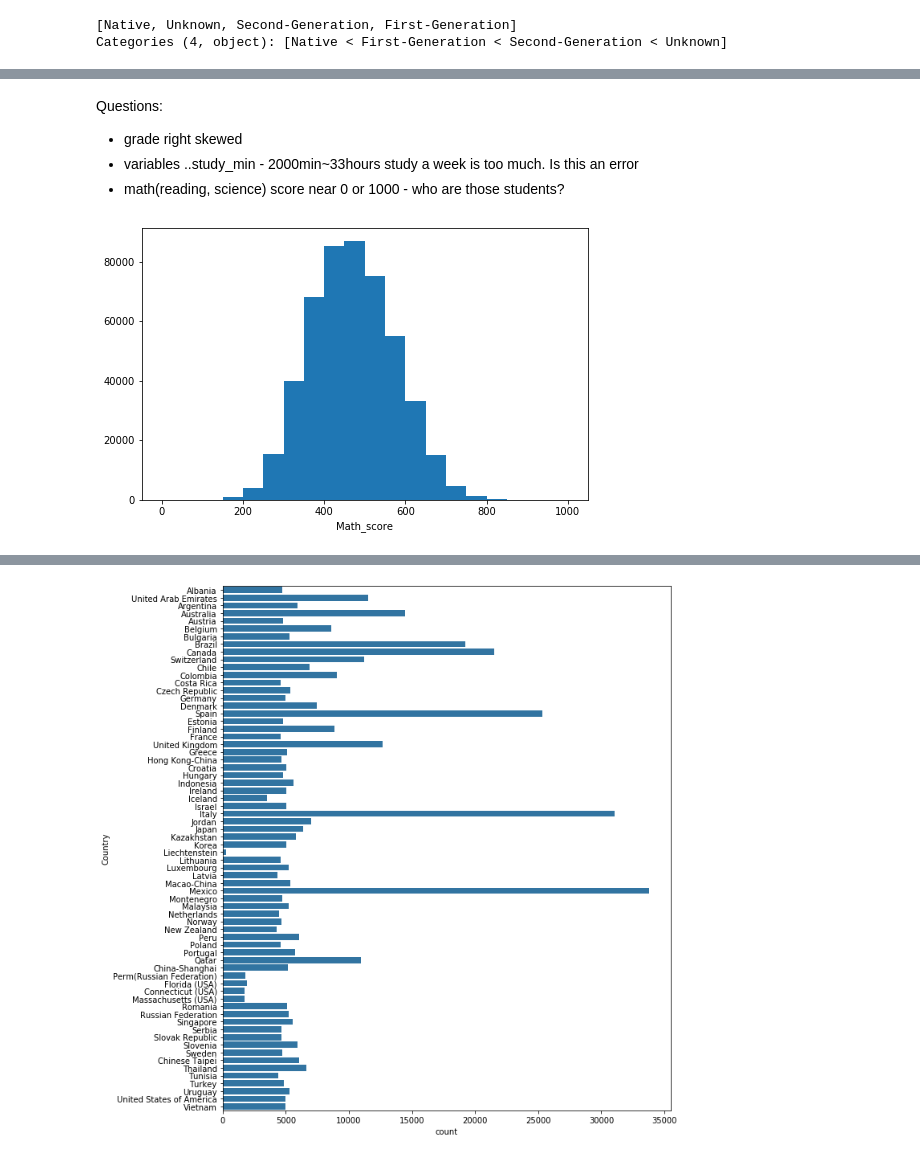
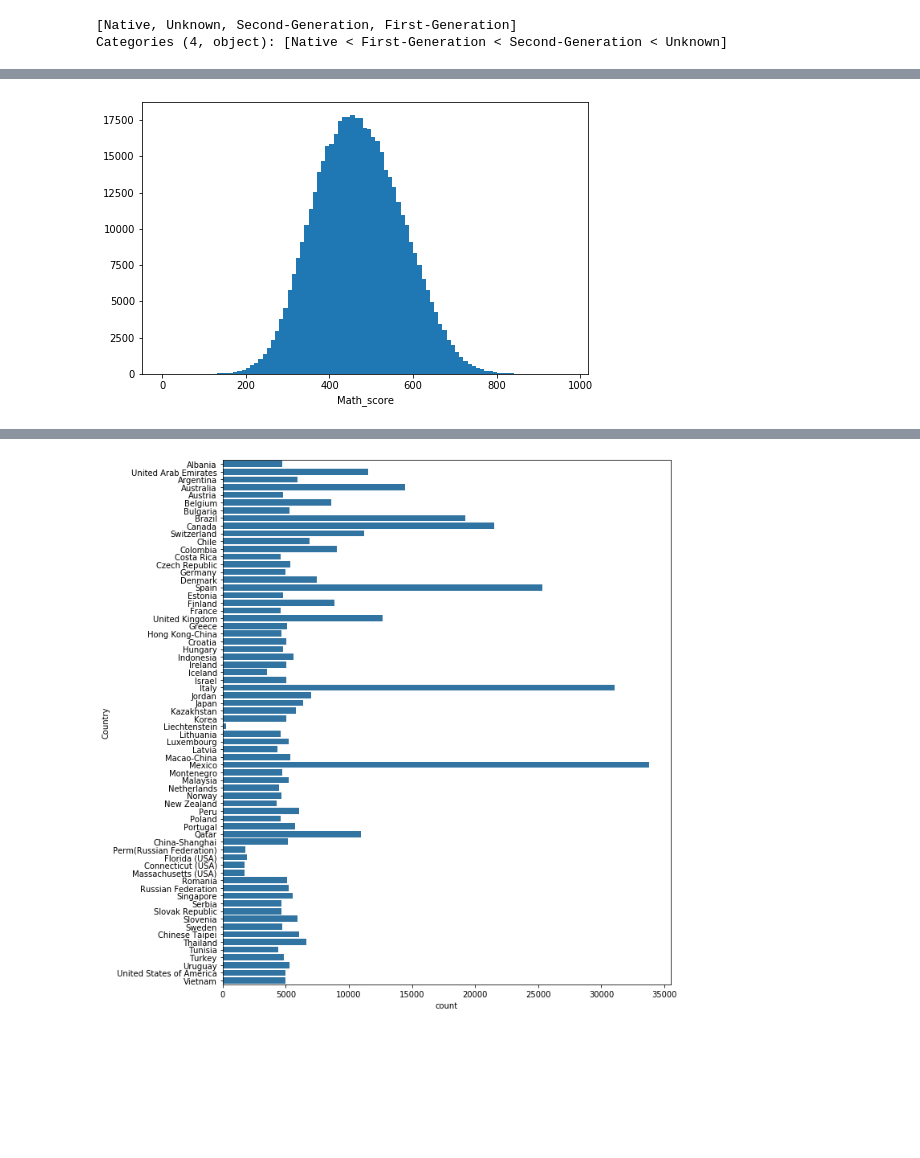
Before and after one commit to Anyra20/CommunicateDataProject, a Jupyter notebook: exploration_template.ipynb, the cells around one changed output, grey strips where cells are left out. Saved outputs shown, nothing was run; the diff lists cells and outputs as text; code cells hidden in the pictures; blank space fills up the shorter version.

```diff
--- a/exploration_template.ipynb
+++ b/exploration_template.ipynb
@@ -22,7 +22,7 @@ First choice for filter column is county
 # %%
 # load in the dataset into a pandas dataframe, print statistics
 pisa = pd.read_csv(r'C:\Users\Marin\UGitCourse\csv\pisa2012.csv', encoding = "latin-1",# index_col=0,
-                    usecols=['CNT','PV1MATH','PV1READ', 'PV1SCIE','ST04Q01','ST01Q01','SCHOOLID','IMMIG','LANGN', 'ESCS','ST29Q04','ST57Q01','INTMAT', 'OUTHOURS','LMINS', 'MMINS','SMINS', 'SUBNORM', 'ST35Q04','ST35Q05','ST35Q06', 'ANXMAT', 'SCMAT'])
+                    usecols=['CNT','PV1MATH','PV1READ', 'STIDSTD', 'PV1SCIE','ST04Q01','ST01Q01', 'SCHOOLID','IMMIG','LANGN', 'ESCS','ST29Q04','ST57Q01','INTMAT', 'OUTHOURS','LMINS', 'MMINS','SMINS', 'SUBNORM', 'ST35Q04','ST35Q05','ST35Q06', 'ANXMAT', 'SCMAT'])
 #There are 635 columns in the dataset. I'll have to choose just some of them for the analysis
 # %%
 #rename some columns
@@ -32,8 +32,8 @@ pisa = pisa.rename(columns={'CNT': 'Country',
                             'PV1SCIE': 'Science_score',
                             'ST04Q01': 'Gender',
                             'ST01Q01': 'Grade',
-                            'GRADE': 'Relative_grade',
                             'SCHOOLID': 'School_ID',
+                            'STIDSTD': 'Student_ID',
                             'IMMIG': 'Immigration_status',
                             'LANGN': 'Language_at_home',
                             'ESCS' : 'Socio_economic_status',
@@ -191,14 +218,9 @@ pisa[['Grade', 'Gender', 'Homework_hours','Socio_economic_status','Math_interest
-# %% [markdown]
-Questions:
-- grade right skewed
-- variables ..study_min - 2000min~33hours study a week is too much. Is this an error
-- math(reading, science) score near 0 or 1000 - who are those students?
 # %%
-binsize = 50
+binsize = 10
 bins = np.arange(0, pisa['Math_score'].max()+binsize, binsize)
 plt.figure(figsize=[8, 5])
 plt.hist(data = pisa, x = 'Math_score', bins = bins)
 plt.xlabel('Math_score')
 plt.show()
 # %% [output]
-[figure, old version]
+[figure, new version]
```
Also changed, not shown: parts of 44 cells of this notebook.
